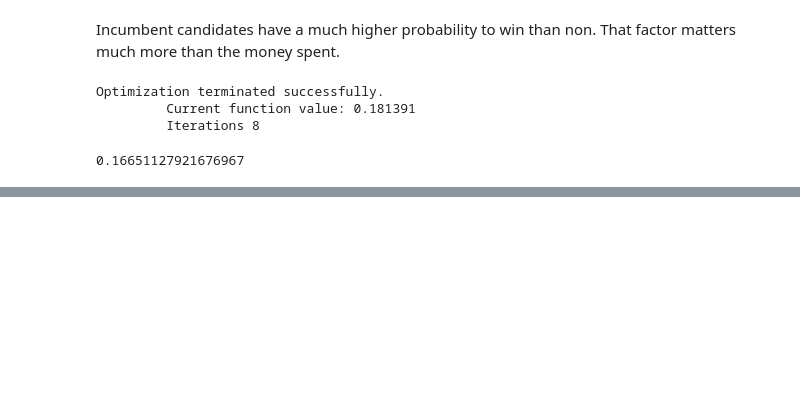
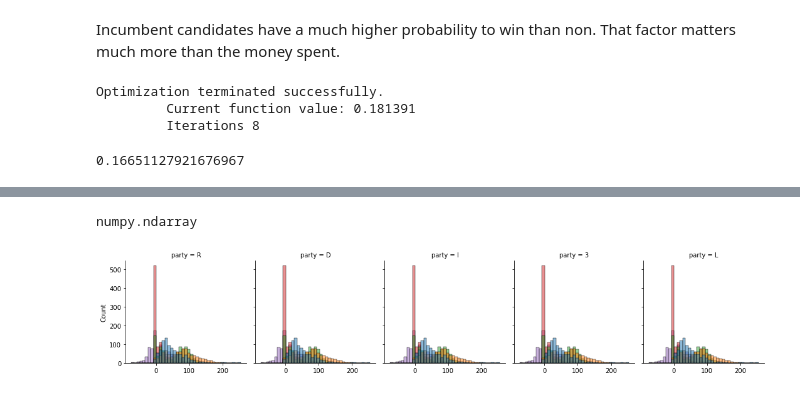
Before and after one commit to tomoumer/webscraping_open_secrets-pizza, a Jupyter notebook: notebooks/TU_webscrape.ipynb, the cells around one changed output, grey strips where cells are left out. Saved outputs shown, nothing was run; the diff lists cells and outputs as text; code cells hidden in the pictures; blank space fills up the shorter version.

```diff
--- a/notebooks/TU_webscrape.ipynb
+++ b/notebooks/TU_webscrape.ipynb
@@ -787,0 +839,21 @@ dd_test(full_model, interaction_model)
+# %%
+candidate_df['party'].unique()
+# %% [output]
+numpy.ndarray
+# %%
+g = sns.FacetGrid(
+candidate_df,
+col='party'
+)
+g.map(sns.histplot, data=[
+    np.cbrt(candidate_df['Small Individual Contributions (≤ 200)']),
+    np.cbrt(candidate_df['Large Individual Contributions']),
+    np.cbrt(candidate_df['PAC Contributions*']),
+    np.cbrt(candidate_df['Candidate self-financing']),
+    np.cbrt(candidate_df['Other'])
+    ]
+);
+
+# why does this not work?
+# %% [output]
+[figure, added]
```
Also changed, not shown: parts of 18 cells of this notebook.
